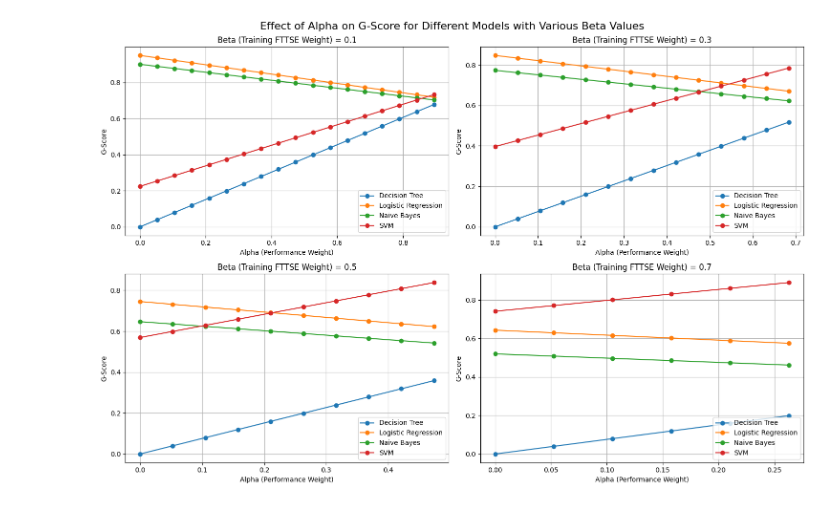
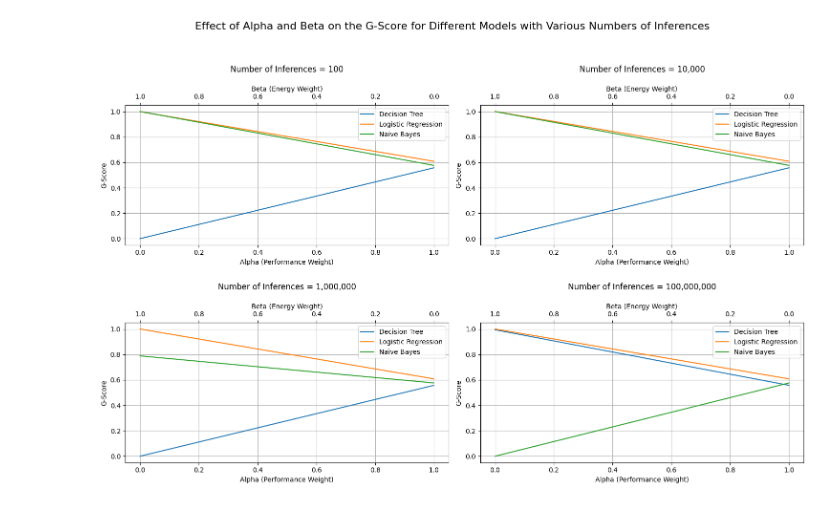
Before and after one commit to DTufto/G-score, a Jupyter notebook: results/plot_results.ipynb, the cells around one changed output. Drawn from its saved outputs; the diff is of its cells as text; code cells hidden in the pictures.

Commit message:
Change the formula of the G-score and add notebook for the statistical analysis of the results

```diff
--- a/results/plot_results.ipynb
+++ b/results/plot_results.ipynb
@@ -10,10 +10,10 @@ def calculate_FTTSE(energy, time, is_training=True):
     else:
         return energy * math.exp(time)
 
-def calculate_G_score(alpha, beta, gamma, f1, train, inference):
-    return alpha * f1 + beta * (1-train) + gamma * (1-inference)
+def calculate_G_score(alpha, beta, f1, energy):
+    return alpha * f1 + beta * energy
 # %%
-df = pd.read_csv("mock_experiment_data.csv")
+df = pd.read_csv("presentation.csv")
 averages_df = df.groupby("Model").mean().reset_index()
 
 averages_df['FTTSE_Training'] = averages_df.apply(
@@ -44,10 +40,0 @@ print(averages_df)
-# %%
-# Calculate the minimum and maximum FTTSE values
-FTTSE_train_min, FTTSE_train_max = averages_df["FTTSE_Training"].min(), averages_df["FTTSE_Training"].max()
-FTTSE_inference_min, FTTSE_inference_max = averages_df["FTTSE_Inference"].min(), averages_df["FTTSE_Inference"].max()
-
-# Normalize the FTTSE values
-averages_df["FTTSE_Training_norm"] = (averages_df["FTTSE_Training"] - FTTSE_train_min) / (FTTSE_train_max - FTTSE_train_min)
-averages_df["FTTSE_Inference_norm"] = (averages_df["FTTSE_Inference"] - FTTSE_inference_min) / (FTTSE_inference_max - FTTSE_inference_min)
-
-print(averages_df)
@@ -72,40 +41,47 @@ print(averages_df)
 # %%
-alpha_values = np.linspace(0, 1, 20)
-beta_values = [0.1, 0.3, 0.5, 0.7]
+nr_inferences = [1e2, 1e4, 1e6, 1e8]
+alpha_values = np.linspace(0, 1, 1000)
 
 # Create a 2x2 grid of subplots
 fig, axs = plt.subplots(2, 2, figsize=(15, 10))
 axs = axs.flatten()
 
-for idx, beta_value in enumerate(beta_values):
+for idx, inf in enumerate(nr_inferences):
     ax = axs[idx]
+
+    # Calculate combined and normalized FTTSE values for current inference number
+    averages_df['FTTSE_combined'] = (1 - averages_df['FTTSE_Training']) + (1 - averages_df['FTTSE_Inference']) * inf
+    fttse_min, fttse_max = averages_df['FTTSE_combined'].min(), averages_df['FTTSE_combined'].max()
+    averages_df['FTTSE_norm'] = (averages_df['FTTSE_combined'] - fttse_min) / (fttse_max - fttse_min)
 
     for model in averages_df["Model"]:
         f1 = averages_df[averages_df["Model"] == model]["F1_Score"].values[0]
-        train = averages_df[averages_df["Model"] == model]["FTTSE_Training_norm"].values[0]
-        inference = averages_df[averages_df["Model"] == model]["FTTSE_Inference_norm"].values[0]
+        energy = averages_df[averages_df["Model"] == model]["FTTSE_norm"].values[0]
 
-        g_scores = []
+        G_scores = []
         for alpha in alpha_values:
-            gamma_value = 1 - alpha - beta_value
-            if gamma_value >= 0:
-                g_score = calculate_G_score(alpha, beta_value, gamma_value, f1, train, inference)
-                g_scores.append(g_score.mean())
-            else:
-                g_scores.append(np.nan)
+            beta = 1 - alpha
+            G_scores.append(calculate_G_score(alpha, beta, f1, energy))
 
         # Plot the effect of alpha on G-score
-        ax.plot(alpha_values, g_scores, marker='o', label=f'{model}')
+        ax.plot(alpha_values, G_scores, label=model)
 
     # Add labels, title, and legend
-    ax.set_xlabel('Alpha (Performance Weight)')
-    ax.set_ylabel('G-Score')
-    ax.set_title(f'Beta (Training FTTSE Weight) = {beta_value}')
+    ax.set_xlabel("Alpha (Performance Weight)")
+    ax.set_ylabel("G-Score")
+    ax.set_title(f'\nNumber of Inferences = {inf:,.0f}\n')
     ax.grid(True)
     ax.legend()
 
-fig.suptitle('Effect of Alpha on G-Score for Different Models with Various Beta Values', fontsize=16)
-plt.tight_layout()
+    # Add a secondary x-axis at the top for Beta (1 - Alpha)
+    secax = ax.secondary_xaxis('top')
+    secax.set_xticks(np.linspace(0, 1, 6))  # Adjust tick positions as needed
+    secax.set_xticklabels([f"{1 - val:.1f}" for val in np.linspace(0, 1, 6)])
+    secax.set_xlabel("Beta (Energy Weight)")
+
+# Set the title for the entire figure
+fig.suptitle('Effect of Alpha and Beta on the G-Score for Different Models with Various Numbers of Inferences', fontsize=16)
+plt.tight_layout(rect=[0, 0, 1, 0.96])  # Adjust layout to make room for the suptitle
 plt.show()
 # %% [output]
-[figure, old version]
+[figure, new version]
```
Also changed, not shown: parts of 9 cells of this notebook, 2 other files.
